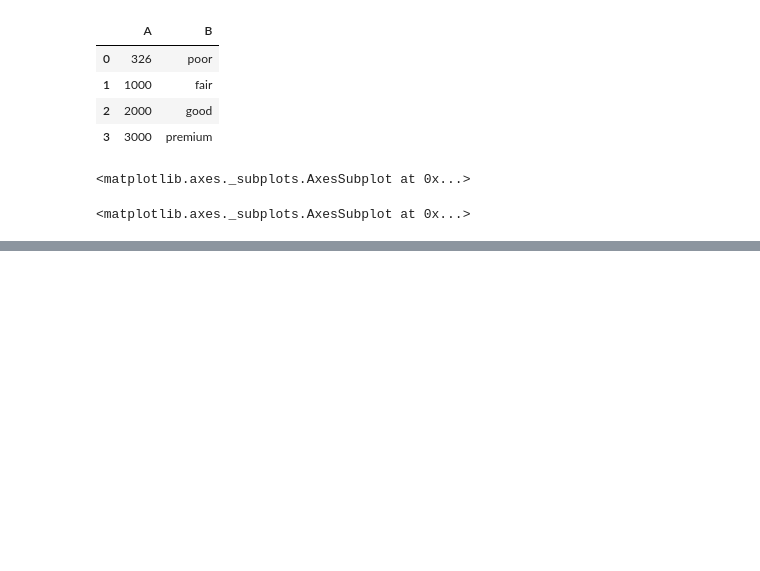
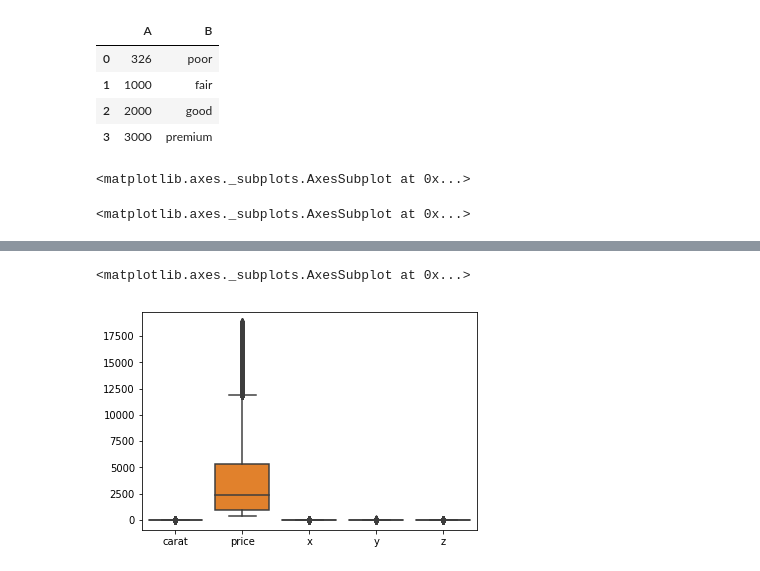
Before and after one commit to tyettil21/DataAnalyticsbootcamp2018mc, a Jupyter notebook: Practice - Diamond.ipynb, the cells around one changed output, grey strips where cells are left out. Saved outputs shown, nothing was run; the diff lists cells and outputs as text; code cells hidden in the pictures; blank space fills up the shorter version.

```diff
--- a/Practice - Diamond.ipynb
+++ b/Practice - Diamond.ipynb
@@ -253,0 +378,5 @@ sns.distplot (df['price'])
+# %%
+#create a dataframe containing the stats for each diamond
+#drop depth, table, and cut
+stats_df = df.drop(['depth', 'table', 'cut'], axis=1)
+stats_df.head()
@@ -253,0 +391,6 @@ sns.distplot (df['price'])
+# %%
+#boxplot for stats
+sns.boxplot(data=stats_df)
+# %% [output]
+<matplotlib.axes._subplots.AxesSubplot at 0x...>
+[figure, added]
```
Also changed, not shown: parts of 21 cells of this notebook.
